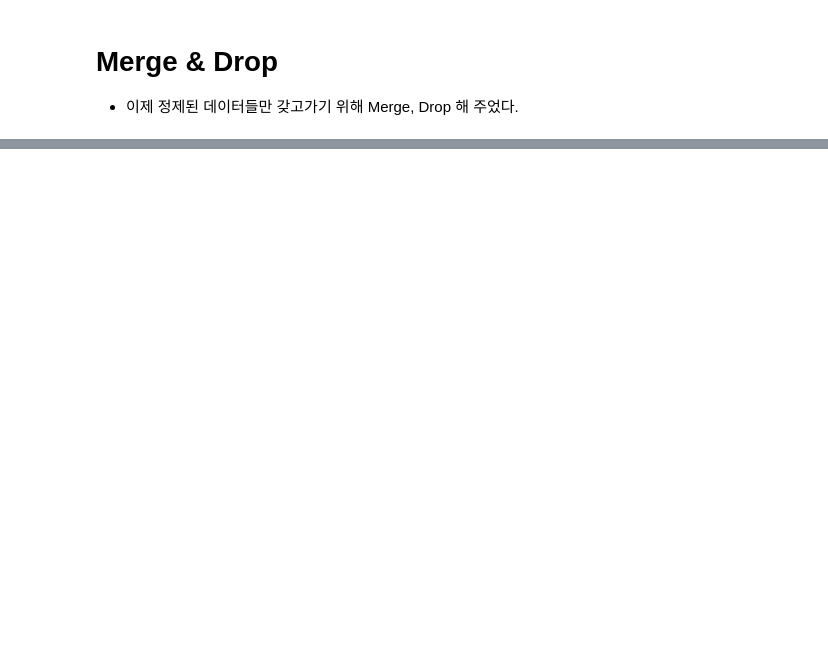
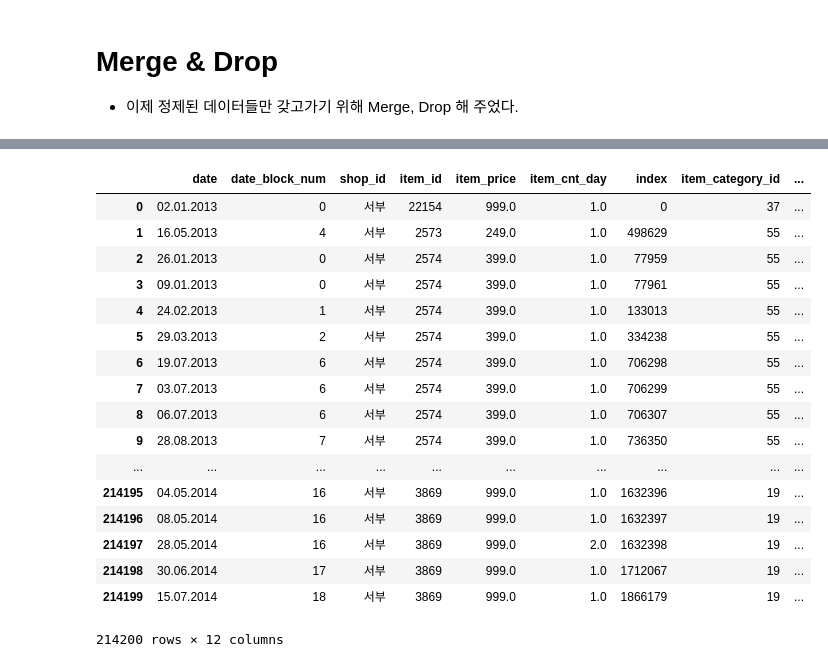
Before and after one commit to HyunaShin/ML_project, a Jupyter notebook: codes/BaseLine.ipynb, the cells around one changed output, grey strips where cells are left out. Saved outputs shown, nothing was run; the diff lists cells and outputs as text; code cells hidden in the pictures; blank space fills up the shorter version.

```diff
--- a/codes/BaseLine.ipynb
+++ b/codes/BaseLine.ipynb
@@ -281,34 +361,31 @@ df_train.head()
 
 - 딕트타입으로 row 의 인덱스값을 키값, 등수를 매긴 가격정보를 밸류값으로 저장한 뒤 데이터프레임 생성
 # %%
-def rank_per_item_price(df):
+df_grouped = df_train.groupby(["shop_id","item_category_id","item_id"])["item_price"].apply(list)
+#같은 제품에 있는 가격들을 list로 묶음
+ranked_price_mat = []
+for price_list in df_grouped.values:
+    ranked_price_dict = {}
+    ranked_price = {price : no  for no,price in enumerate(sorted(np.unique(price_list)))}
+    ranked_price_dict.update(ranked_price)
+    ranked_price_mat.append(ranked_price_dict)
 
-    df_grouped = df.groupby(["shop_id","item_category_id","item_id"])["item_price"].apply(list)
-    #같은 제품에 있는 가격들을 list로 묶음
-    ranked_price_mat = []
-    for price_list in df_grouped.values:
-        ranked_price_dict = {}
-        ranked_price = {price : no  for no,price in enumerate(sorted(np.unique(price_list)))}
-        ranked_price_dict.update(ranked_price)
-        ranked_price_mat.append(ranked_price_dict)
+# 가격에 따라 enumerate로 등수를 매김, 현재 가격과 등수가 각각 dict값의 키와 밸류로 저장되어있음
 
-    # 가격에 따라 enumerate로 등수를 매김, 현재 가격과 등수가 각각 dict값의 키와 밸류로 저장되어있음
-
-    for value_no in range(len(df_grouped.values)):
-        for index in range(len(df_grouped.values[value_no])):
-            df_grouped.values[value_no][index] = ranked_price_mat[value_no][df_grouped.values[value_no][index]]
+for value_no in range(len(df_grouped.values)):
+    for index in range(len(df_grouped.values[value_no])):
+        df_grouped.values[value_no][index] = ranked_price_mat[value_no][df_grouped.values[value_no][index]]
 
     #df_grouped에 변경사항 반영
 
-    df_get_back = df.groupby(["shop_id","item_category_id","item_id"])["index"].apply(list)
-    get_back_dict = {}
-    for value_no in range(len(df_grouped.values)):
-        for index in range(len(df_grouped.values[value_no])):
-            get_back_dict.update({df_get_back.values[value_no][index] : df_grouped.values[value_no][index]+1})
+df_get_back = df_train.groupby(["shop_id","item_category_id","item_id"])["index"].apply(list)
+get_back_dict = {}
+for value_no in range(len(df_grouped.values)):
+    for index in range(len(df_grouped.values[value_no])):
+        get_back_dict.update({df_get_back.values[value_no][index] : df_grouped.values[value_no][index]+1})
 
     #item_price를 원래대로 돌리기 위해 index값을 똑같이 묶은 뒤 딕트타입으로 키값에 인덱스번호를 부여
     #그리고 enumerate한 등수가 0이되지 않도록 1을 더해줌. {인덱스값 : 가격} 형태의 딕트 완성
 
-    df_ranked = pd.DataFrame(list(get_back_dict.items()),columns=['index','new_item_price'])
-    df = pd.merge(df,df_ranked, on = "index")
-    return df
+df_ranked = pd.DataFrame(list(get_back_dict.items()),columns=['index','new_item_price'])
+df_ranked = pd.merge(df_train,df_ranked, on = "index")
@@ -335,0 +392,21 @@ rank_per_item_price(df_train)
+# %%
+df_ranked
+# %% [output]
+|  | date | date_block_num | shop_id | item_id | item_price | item_cnt_day | index | item_category_id | ... |
+| 0 | 02.01.2013 | 0 | 서부 | 22154 | 999.0 | 1.0 | 0 | 37 | ... |
+| 1 | 16.05.2013 | 4 | 서부 | 2573 | 249.0 | 1.0 | 498629 | 55 | ... |
+| 2 | 26.01.2013 | 0 | 서부 | 2574 | 399.0 | 1.0 | 77959 | 55 | ... |
+| 3 | 09.01.2013 | 0 | 서부 | 2574 | 399.0 | 1.0 | 77961 | 55 | ... |
+| 4 | 24.02.2013 | 1 | 서부 | 2574 | 399.0 | 1.0 | 133013 | 55 | ... |
+| 5 | 29.03.2013 | 2 | 서부 | 2574 | 399.0 | 1.0 | 334238 | 55 | ... |
+| 6 | 19.07.2013 | 6 | 서부 | 2574 | 399.0 | 1.0 | 706298 | 55 | ... |
+| 7 | 03.07.2013 | 6 | 서부 | 2574 | 399.0 | 1.0 | 706299 | 55 | ... |
+| 8 | 06.07.2013 | 6 | 서부 | 2574 | 399.0 | 1.0 | 706307 | 55 | ... |
+| 9 | 28.08.2013 | 7 | 서부 | 2574 | 399.0 | 1.0 | 736350 | 55 | ... |
+| ... | ... | ... | ... | ... | ... | ... | ... | ... | ... |
+| 214195 | 04.05.2014 | 16 | 서부 | 3869 | 999.0 | 1.0 | 1632396 | 19 | ... |
+| 214196 | 08.05.2014 | 16 | 서부 | 3869 | 999.0 | 1.0 | 1632397 | 19 | ... |
+| 214197 | 28.05.2014 | 16 | 서부 | 3869 | 999.0 | 2.0 | 1632398 | 19 | ... |
+| 214198 | 30.06.2014 | 17 | 서부 | 3869 | 999.0 | 1.0 | 1712067 | 19 | ... |
+| 214199 | 15.07.2014 | 18 | 서부 | 3869 | 999.0 | 1.0 | 1866179 | 19 | ... |
+214200 rows × 12 columns
```
Also changed, not shown: parts of 50 cells of this notebook.
